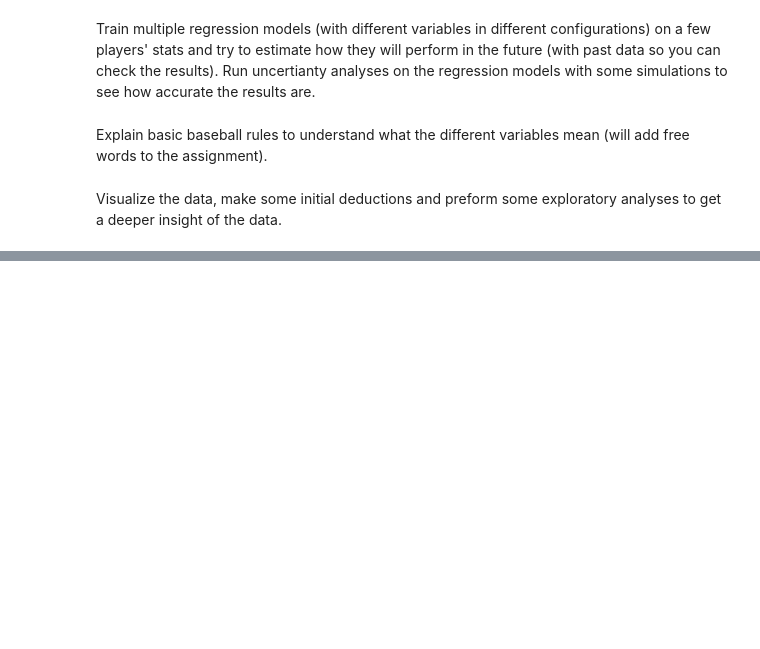
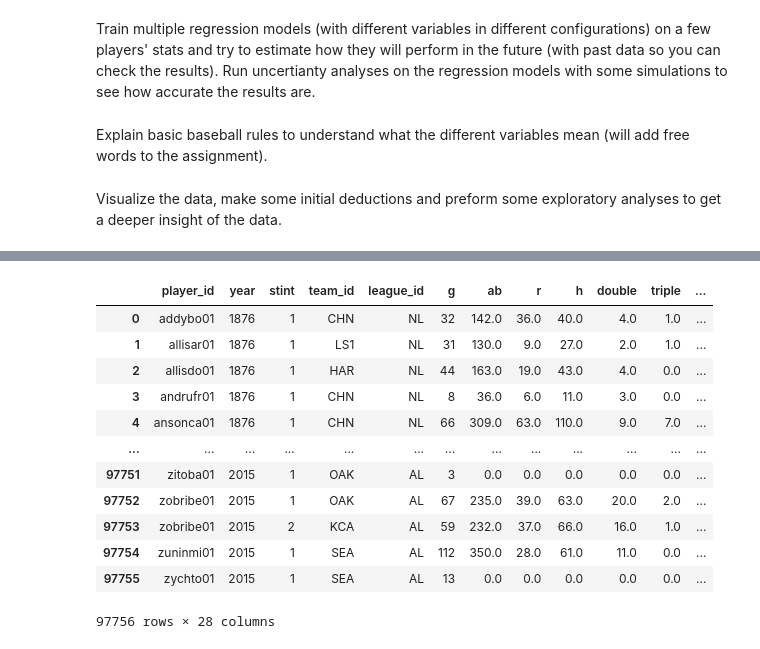
Before and after one commit to sebalexsmith/MET2010, a Jupyter notebook: Semester Assignment/Beginnings.ipynb, the cells around one changed output, grey strips where cells are left out. Cells and saved outputs as stored; diff of their text form; code cells hidden in the pictures; blank space fills up the shorter version.

```diff
--- a/Semester Assignment/Beginnings.ipynb
+++ b/Semester Assignment/Beginnings.ipynb
@@ -34,3 +157,20 @@ team = pd.read_csv('Data/team.csv',
+# %%
+batting['age'] = batting['year'] - batting['birth_year']
+batting
+# %% [output]
+|  | player_id | year | stint | team_id | league_id | g | ab | r | h | double | triple | ... |
+| 0 | addybo01 | 1876 | 1 | CHN | NL | 32 | 142.0 | 36.0 | 40.0 | 4.0 | 1.0 | ... |
+| 1 | allisar01 | 1876 | 1 | LS1 | NL | 31 | 130.0 | 9.0 | 27.0 | 2.0 | 1.0 | ... |
+| 2 | allisdo01 | 1876 | 1 | HAR | NL | 44 | 163.0 | 19.0 | 43.0 | 4.0 | 0.0 | ... |
+| 3 | andrufr01 | 1876 | 1 | CHN | NL | 8 | 36.0 | 6.0 | 11.0 | 3.0 | 0.0 | ... |
+| 4 | ansonca01 | 1876 | 1 | CHN | NL | 66 | 309.0 | 63.0 | 110.0 | 9.0 | 7.0 | ... |
+| ... | ... | ... | ... | ... | ... | ... | ... | ... | ... | ... | ... | ... |
+| 97751 | zitoba01 | 2015 | 1 | OAK | AL | 3 | 0.0 | 0.0 | 0.0 | 0.0 | 0.0 | ... |
+| 97752 | zobribe01 | 2015 | 1 | OAK | AL | 67 | 235.0 | 39.0 | 63.0 | 20.0 | 2.0 | ... |
+| 97753 | zobribe01 | 2015 | 2 | KCA | AL | 59 | 232.0 | 37.0 | 66.0 | 16.0 | 1.0 | ... |
+| 97754 | zuninmi01 | 2015 | 1 | SEA | AL | 112 | 350.0 | 28.0 | 61.0 | 11.0 | 0.0 | ... |
+| 97755 | zychto01 | 2015 | 1 | SEA | AL | 13 | 0.0 | 0.0 | 0.0 | 0.0 | 0.0 | ... |
+97756 rows × 28 columns
 # %%
 fielding
 # %% [output]
```
Also changed, not shown: parts of 21 cells of this notebook, 2 other files.
